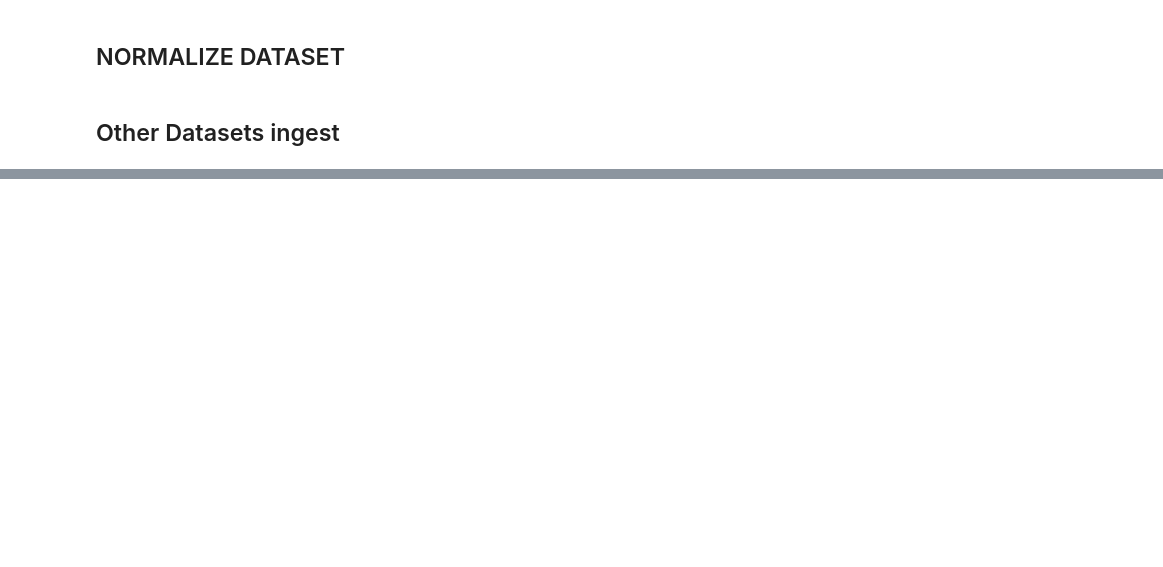
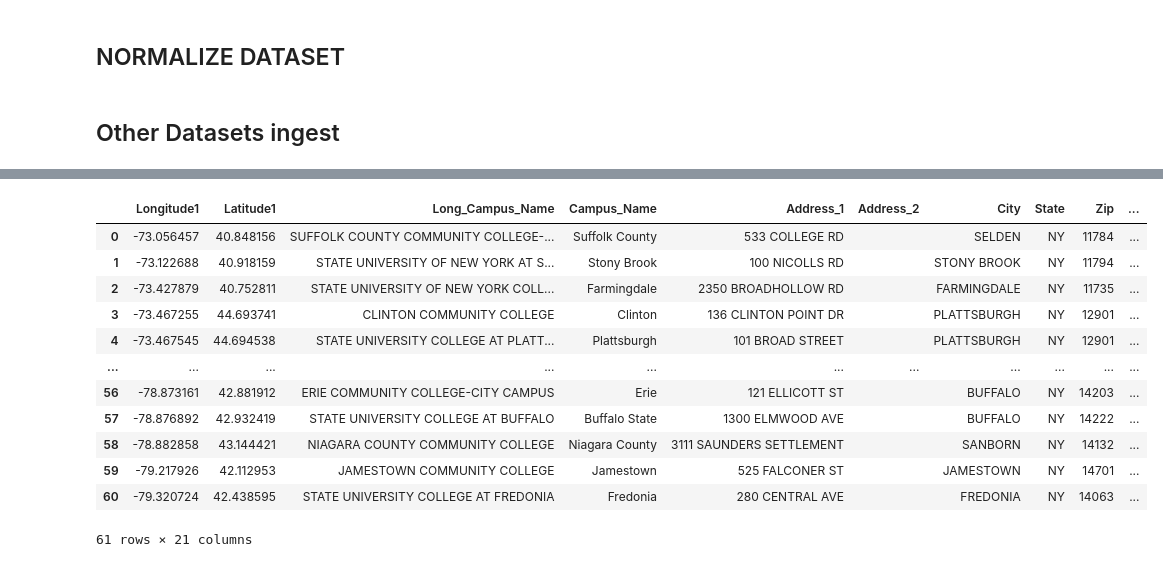
Before and after one commit to ddangwal1909/EAS503_Project_AIRBNB_Analysis, a Jupyter notebook: AIRBNB_ANALYSIS.ipynb, the cells around one changed output, grey strips where cells are left out. Saved outputs shown, nothing was run; the diff lists cells and outputs as text; code cells hidden in the pictures; blank space fills up the shorter version.

```diff
--- a/AIRBNB_ANALYSIS.ipynb
+++ b/AIRBNB_ANALYSIS.ipynb
@@ -437,0 +650,16 @@ b
+# %%
+df_univ_ny
+# %% [output]
+|  | Longitude1 | Latitude1 | Long_Campus_Name | Campus_Name | Address_1 | Address_2 | City | State | Zip | ... |
+| 0 | -73.056457 | 40.848156 | SUFFOLK COUNTY COMMUNITY COLLEGE-... | Suffolk County | 533 COLLEGE RD |  | SELDEN | NY | 11784 | ... |
+| 1 | -73.122688 | 40.918159 | STATE UNIVERSITY OF NEW YORK AT S... | Stony Brook | 100 NICOLLS RD |  | STONY BROOK | NY | 11794 | ... |
+| 2 | -73.427879 | 40.752811 | STATE UNIVERSITY OF NEW YORK COLL... | Farmingdale | 2350 BROADHOLLOW RD |  | FARMINGDALE | NY | 11735 | ... |
+| 3 | -73.467255 | 44.693741 | CLINTON COMMUNITY COLLEGE | Clinton | 136 CLINTON POINT DR |  | PLATTSBURGH | NY | 12901 | ... |
+| 4 | -73.467545 | 44.694538 | STATE UNIVERSITY COLLEGE AT PLATT... | Plattsburgh | 101 BROAD STREET |  | PLATTSBURGH | NY | 12901 | ... |
+| ... | ... | ... | ... | ... | ... | ... | ... | ... | ... | ... |
+| 56 | -78.873161 | 42.881912 | ERIE COMMUNITY COLLEGE-CITY CAMPUS | Erie | 121 ELLICOTT ST |  | BUFFALO | NY | 14203 | ... |
+| 57 | -78.876892 | 42.932419 | STATE UNIVERSITY COLLEGE AT BUFFALO | Buffalo State | 1300 ELMWOOD AVE |  | BUFFALO | NY | 14222 | ... |
+| 58 | -78.882858 | 43.144421 | NIAGARA COUNTY COMMUNITY COLLEGE | Niagara County | 3111 SAUNDERS SETTLEMENT |  | SANBORN | NY | 14132 | ... |
+| 59 | -79.217926 | 42.112953 | JAMESTOWN COMMUNITY COLLEGE | Jamestown | 525 FALCONER ST |  | JAMESTOWN | NY | 14701 | ... |
+| 60 | -79.320724 | 42.438595 | STATE UNIVERSITY COLLEGE AT FREDONIA | Fredonia | 280 CENTRAL AVE |  | FREDONIA | NY | 14063 | ... |
+61 rows × 21 columns
```
Also changed, not shown: parts of 24 cells of this notebook, 1 other file.
